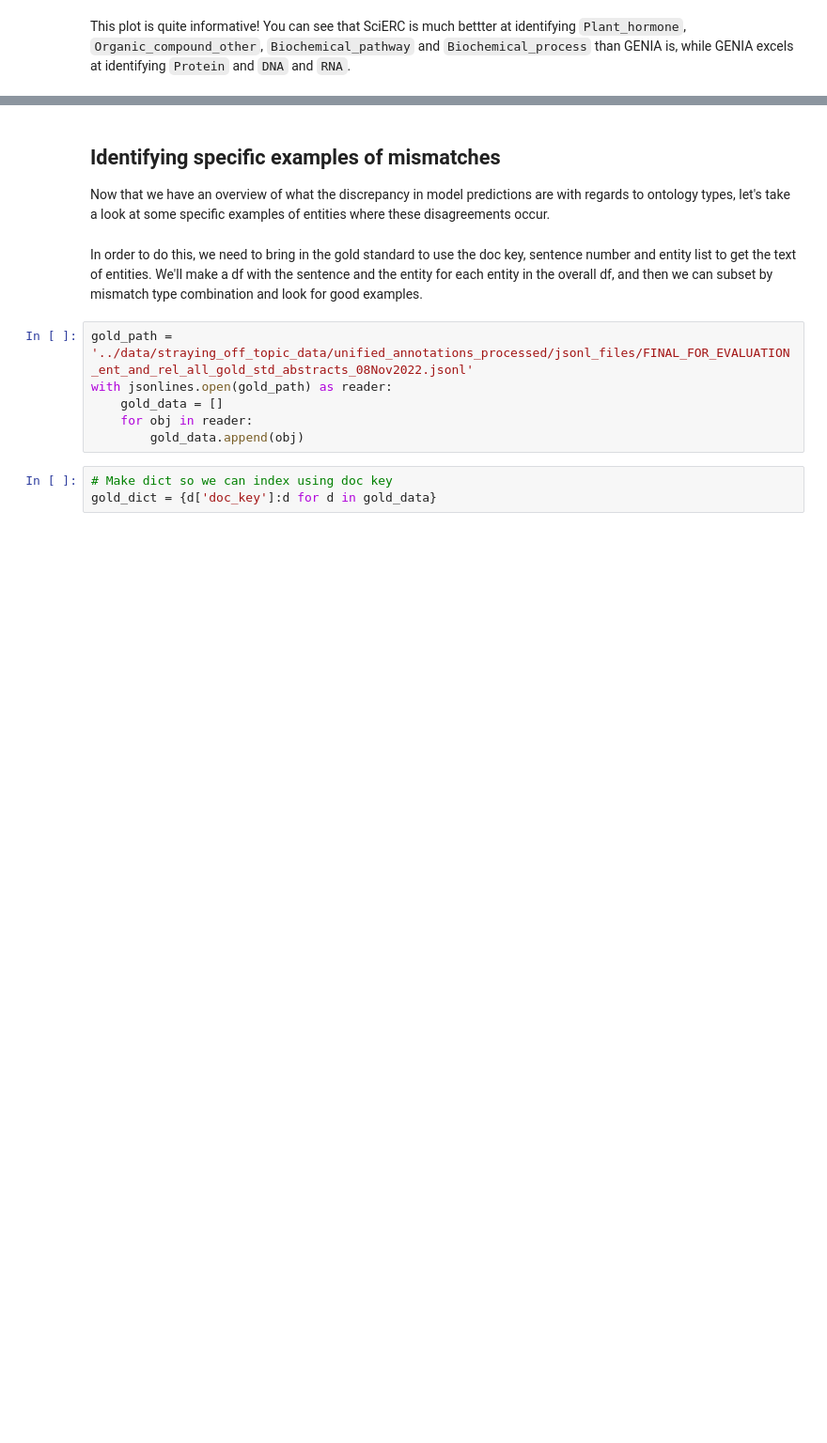
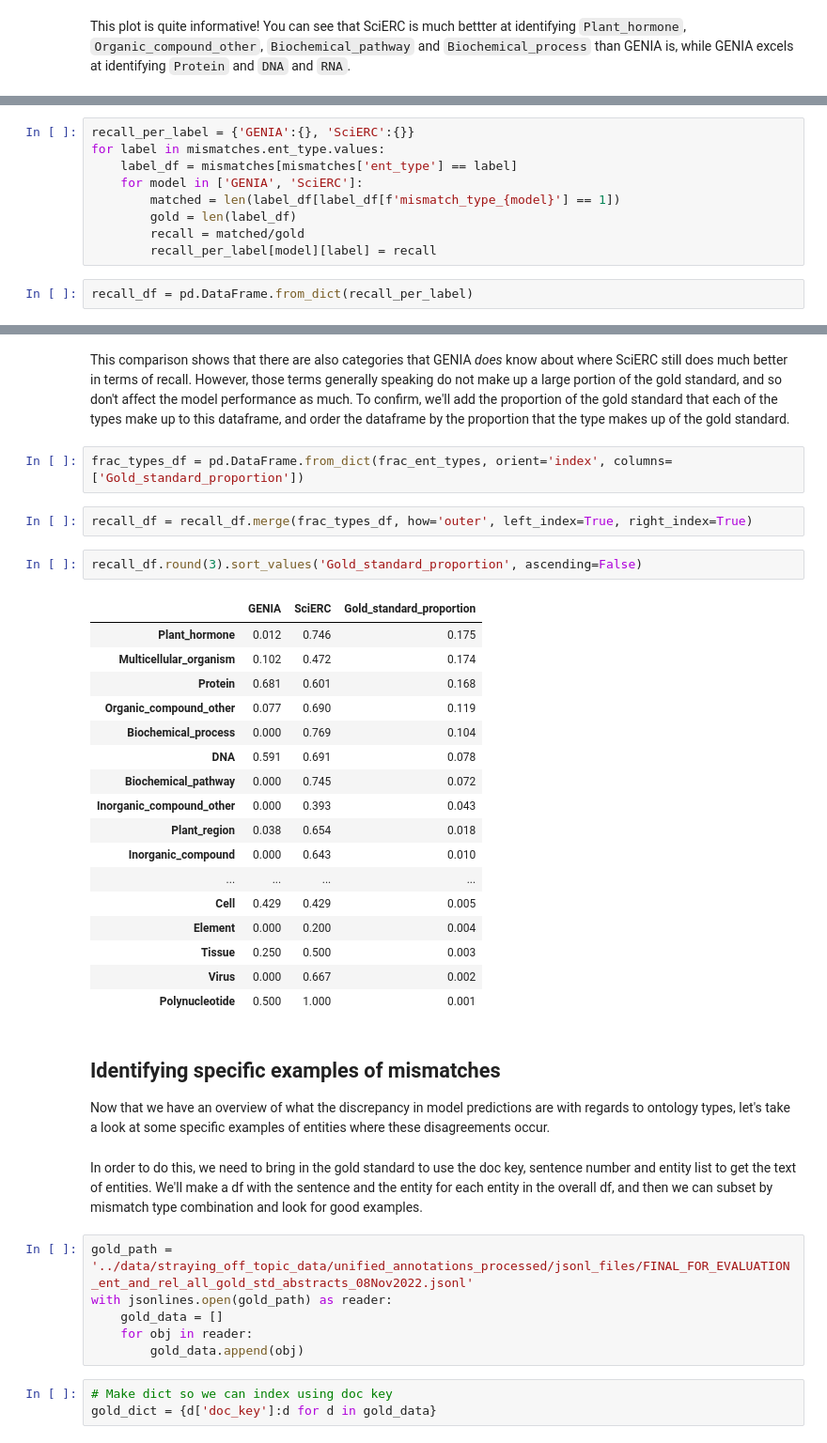
Before and after one commit to ShiuLab/pickle-corpus-code, a Jupyter notebook: jupyter_notebooks/model_mismatched_entity_pred_analysis.ipynb, the cells around one changed output, grey strips where cells are left out. Shown at 94% size. Cells and saved outputs as stored; diff of their text form; blank space fills up the shorter version.

```diff
--- a/jupyter_notebooks/model_mismatched_entity_pred_analysis.ipynb
+++ b/jupyter_notebooks/model_mismatched_entity_pred_analysis.ipynb
@@ -403,0 +454,11 @@ This plot is quite informative! You can see that SciERC is much bettter at ident
+# %%
+recall_per_label = {'GENIA':{}, 'SciERC':{}}
+for label in mismatches.ent_type.values:
+    label_df = mismatches[mismatches['ent_type'] == label]
+    for model in ['GENIA', 'SciERC']:
+        matched = len(label_df[label_df[f'mismatch_type_{model}'] == 1])
+        gold = len(label_df)
+        recall = matched/gold
+        recall_per_label[model][label] = recall
+# %%
+recall_df = pd.DataFrame.from_dict(recall_per_label)
@@ -404,3 +485,29 @@ This plot is quite informative! You can see that SciERC is much bettter at ident
+# %% [markdown]
+This comparison shows that there are also categories that GENIA *does* know about where SciERC still does much better in terms of recall. However, those terms generally speaking do not make up a large portion of the gold standard, and so don't affect the model performance as much. To confirm, we'll add the proportion of the gold standard that each of the types make up to this dataframe, and order the dataframe by the proportion that the type makes up of the gold standard.
+# %%
+frac_types_df = pd.DataFrame.from_dict(frac_ent_types, orient='index', columns=['Gold_standard_proportion'])
+# %%
+recall_df = recall_df.merge(frac_types_df, how='outer', left_index=True, right_index=True)
+# %%
+recall_df.round(3).sort_values('Gold_standard_proportion', ascending=False)
+# %% [output]
+|  | GENIA | SciERC | Gold_standard_proportion |
+| Plant_hormone | 0.012 | 0.746 | 0.175 |
+| Multicellular_organism | 0.102 | 0.472 | 0.174 |
+| Protein | 0.681 | 0.601 | 0.168 |
+| Organic_compound_other | 0.077 | 0.690 | 0.119 |
+| Biochemical_process | 0.000 | 0.769 | 0.104 |
+| DNA | 0.591 | 0.691 | 0.078 |
+| Biochemical_pathway | 0.000 | 0.745 | 0.072 |
+| Inorganic_compound_other | 0.000 | 0.393 | 0.043 |
+| Plant_region | 0.038 | 0.654 | 0.018 |
+| Inorganic_compound | 0.000 | 0.643 | 0.010 |
+| ... | ... | ... | ... |
+| Cell | 0.429 | 0.429 | 0.005 |
+| Element | 0.000 | 0.200 | 0.004 |
+| Tissue | 0.250 | 0.500 | 0.003 |
+| Virus | 0.000 | 0.667 | 0.002 |
+| Polynucleotide | 0.500 | 1.000 | 0.001 |
 # %% [markdown]
 ## Identifying specific examples of mismatches
 Now that we have an overview of what the discrepancy in model predictions are with regards to ontology types, let's take a look at some specific examples of entities where these disagreements occur.
```
Also changed, not shown: parts of 14 cells of this notebook.
